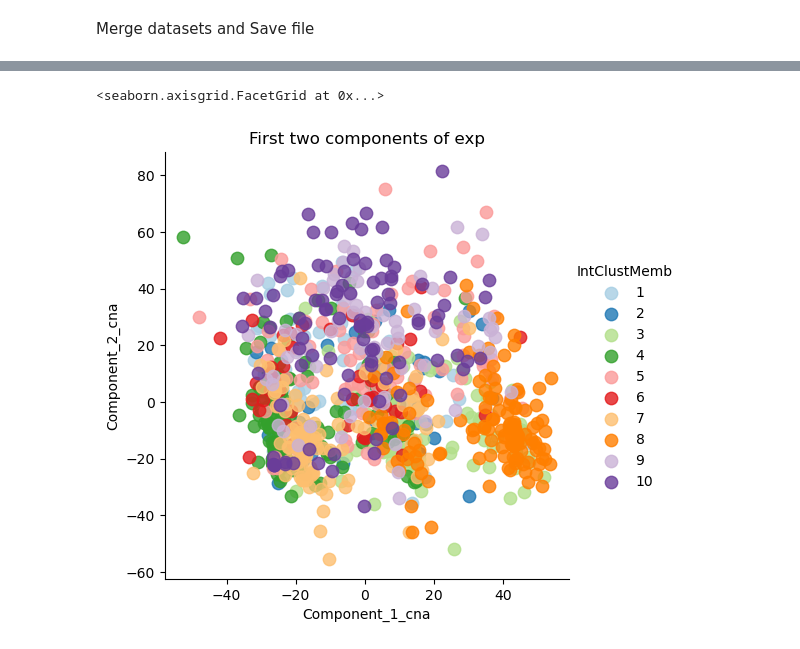
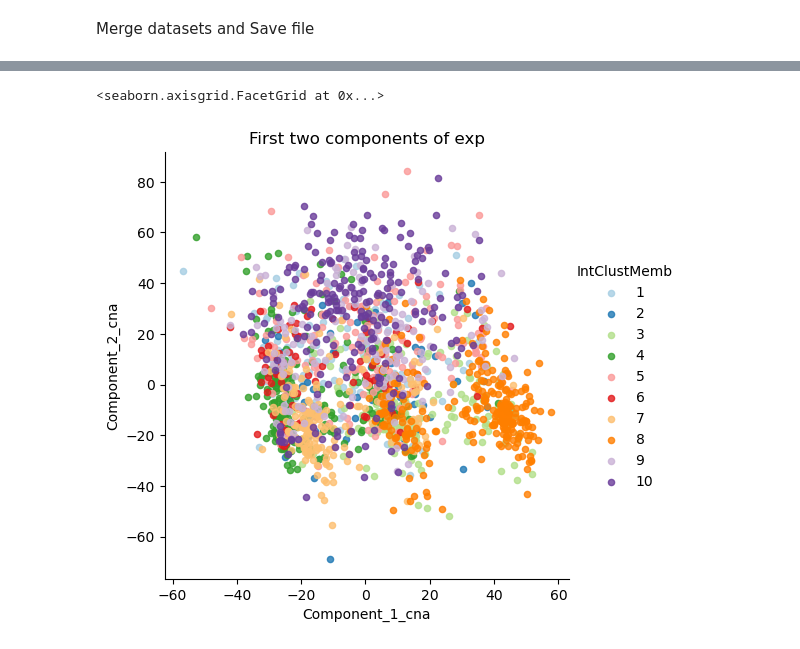
Before and after one commit to ctglab/QKomics, a Jupyter notebook: Input_data/Data_explorer_METABRIC.ipynb, the cells around one changed output, grey strips where cells are left out. Drawn from its saved outputs; the diff is of its cells as text; code cells hidden in the pictures.

Commit message:
Added func for kernel computation & data proc

```diff
--- a/Input_data/Data_explorer_METABRIC.ipynb
+++ b/Input_data/Data_explorer_METABRIC.ipynb
@@ -268,6 +251,6 @@ data_clin
 | MB-7299 | MB-7299 | Breast Cancer | Breast Invasive Ductal Carcinoma | Positive | Negative | 3.0 | IDC | ... |
 1980 rows × 12 columns
 # %%
-df_pca_cna=Visual_comp(X_pca_cnv,10,list(data_clin.GRADE),tag='CNA PCA')
-df_pca_exp=Visual_comp(X_pca_exp,10,list(data_clin.GRADE),tag='Expression PCA')
+df_pca_cna=Visual_comp(X_pca_cnv,n_comp,list(data_clin.GRADE),tag='CNA PCA')
+df_pca_exp=Visual_comp(X_pca_exp,n_comp,list(data_clin.GRADE),tag='Expression PCA')
 # %% [output]
@@ -337,4 +274,5 @@ data_clin_patient=pd.read_csv('/CTGlab/data/brca_metabric/data_clinical_patient.
 # %%
 ic10=data_clin_patient['INTCLUST']
+ic10.dropna(inplace=True)
 ic10.unique()
 # %% [output]
@@ -342,6 +280,8 @@ array(['4ER+', '3', '9', '7', '4ER-', nan, '5', '8', '10', '1', '2', '6'],
       dtype=object)
 # %%
 ic10.replace('4ER+','4',inplace=True)
-ic10.replace('4ER.','4',inplace=True)
+ic10.replace('4ER-','4',inplace=True)
 # %%
-df_tot_sub=df_tot.join(ic10,how='inner')
+df_tot_sub=df_tot.join(ic10.astype(int),how='inner')
+df_tot_sub.rename(columns={'INTCLUST':'IntClustMemb'},inplace=True)
+df_tot_sub.INTCLUST.unique()
@@ -399,14 +334,14 @@ sns.lmplot( x="Component_1_exp", y="Component_2_exp",
 # %%
 sns.lmplot( x="Component_1_cna", y="Component_2_cna",
     data=df_tot_sub,
     palette=sns.color_palette("Paired"),
     fit_reg=False,
     hue='IntClustMemb', # color by cluster
     legend=True,
-    scatter_kws={"s": 80}).set(title='First two components of exp')
+    scatter_kws={"s": 20}).set(title='First two components of exp')
 # %% [output]
 <seaborn.axisgrid.FacetGrid at 0x...>
-[figure, old version]
+[figure, new version]
 # %%
 # crea il pairplot
 col=['IntClustMemb', 'Component_1_exp', 'Component_2_exp', 'Component_1_cna', 'Component_2_cna']
```
Also changed, not shown: parts of 42 cells of this notebook, 3 other files.
